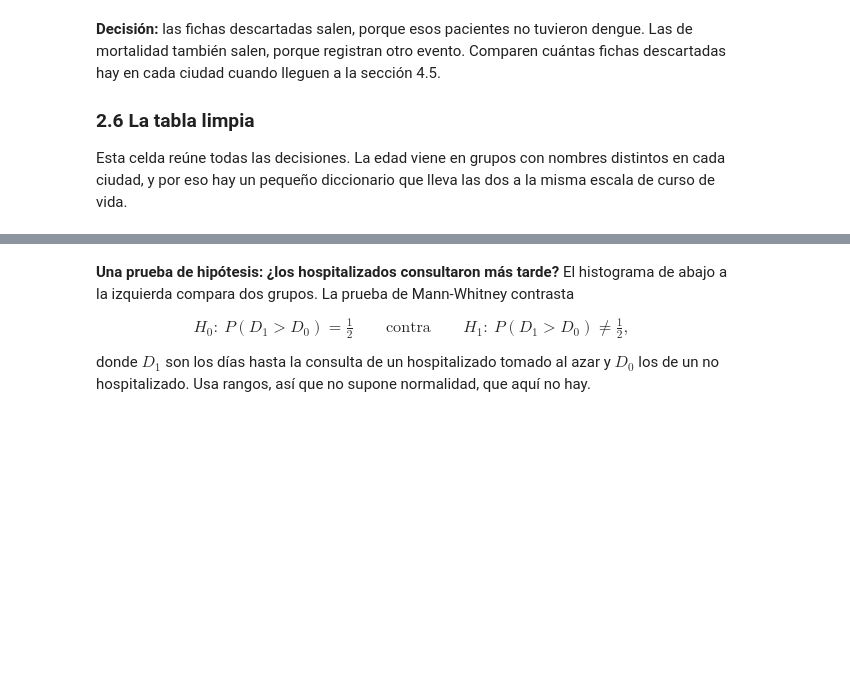
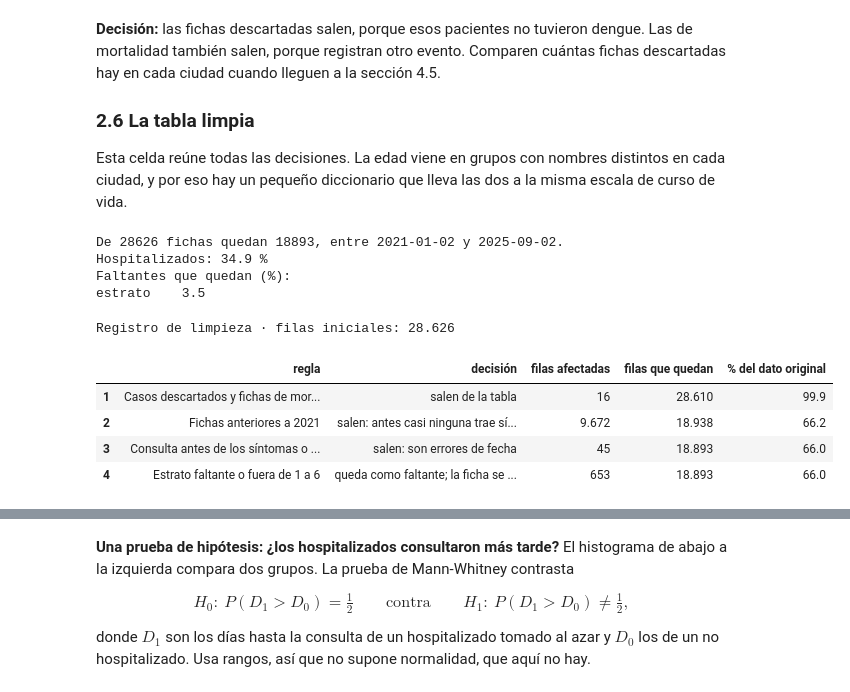
Before and after one commit to cmorregof/taller-cd-ml-2026-2, a Jupyter notebook: clases/02_limpieza/02b_dengue.ipynb, the cells around one changed output, grey strips where cells are left out. Cells and saved outputs as stored; diff of their text form; code cells hidden in the pictures; blank space fills up the shorter version.

```diff
--- a/clases/02_limpieza/02b_dengue.ipynb
+++ b/clases/02_limpieza/02b_dengue.ipynb
@@ -198,36 +307,47 @@ limpio = pd.DataFrame(index=crudo.index)
 limpio["fecha"] = notificacion
 limpio["hospitalizado"] = (codigo("pac_hos_") == 1).astype(int)
 limpio["mujer"] = (texto("sexo_") == "F").astype(float)
 limpio["curso_de_vida"] = texto(COLUMNA_EDAD[CIUDAD]).map(CURSO_DE_VIDA)
 limpio["estrato"] = estrato.where(estrato.between(1, 6))
 limpio["subsidiado"] = (texto("tip_ss_").str[0] == "S").astype(float)       # la primera letra sirve para los dos sistemas: S y SUBSIDIADO
-limpio["dias_hasta_consulta"] = (consulta - ____).dt.days            # HUECO 4: la fecha que se resta para saber cuánto esperó el paciente
+limpio["dias_hasta_consulta"] = (consulta - sintomas).dt.days            # HUECO 4: la fecha que se resta para saber cuánto esperó el paciente
 for columna in SINTOMAS + ALARMA:
     limpio[columna] = (codigo(columna) == 1).astype(float)
 limpio["signos_de_alarma"] = limpio[ALARMA].sum(axis=1)                     # cuántos signos de alarma marca cada ficha
 
 # Dos columnas que NO entran al modelo. Se guardan para la sección 3.5.
 limpio["conducta"] = codigo("conducta").fillna(texto("conducta").map(CONDUCTA))
 limpio["clasfinal"] = codigo("clasfinal").fillna(texto("clasfinal").map(CLASIFICACION))
 
 antes = len(limpio)
-es_caso = (codigo("ajuste_") != ____) & (codigo("cod_eve") != 580)           # HUECO 5: el código de ajuste que marca un caso descartado
-limpio = limpio[es_caso & (limpio["fecha"].dt.year >= ____)]            # HUECO 6: el parámetro que fija el primer año
+es_caso = (codigo("ajuste_") != 6) & (codigo("cod_eve") != 580)           # HUECO 5: el código de ajuste que marca un caso descartado
+limpio = limpio[es_caso & (limpio["fecha"].dt.year >= DESDE)]            # HUECO 6: el parámetro que fija el primer año
 limpio = limpio[limpio["dias_hasta_consulta"].between(0, 30) | limpio["dias_hasta_consulta"].isna()]
 limpio = limpio.sort_values("fecha").reset_index(drop=True)
 
 y = limpio["hospitalizado"]
 print(f"De {antes} fichas quedan {len(limpio)}, entre {limpio['fecha'].min().date()} y {limpio['fecha'].max().date()}.")
 print(f"Hospitalizados: {y.mean() * 100:.1f} %")
 print("Faltantes que quedan (%):"); print((limpio.isna().mean() * 100).round(1)[lambda s: s > 0].to_string())
 
 registro = RegistroDeLimpieza(antes)
 n_caso = int(es_caso.sum()); n_desde = int((es_caso & (notificacion.dt.year >= DESDE)).sum())
 registro.anotar("Casos descartados y fichas de mortalidad", "salen de la tabla", antes - n_caso, n_caso)
 registro.anotar(f"Fichas anteriores a {DESDE}", "salen: antes casi ninguna trae síntomas", n_caso - n_desde, n_desde)
 registro.anotar("Consulta antes de los síntomas o más de un mes después", "salen: son errores de fecha", n_desde - len(limpio), len(limpio))
 registro.anotar("Estrato faltante o fuera de 1 a 6", "queda como faltante; la ficha se queda", int(limpio["estrato"].isna().sum()))
 display(registro.tabla())
+# %% [output]
+De 28626 fichas quedan 18893, entre 2021-01-02 y 2025-09-02.
+Hospitalizados: 34.9 %
+Faltantes que quedan (%):
+estrato    3.5
+Registro de limpieza · filas iniciales: 28.626
+|  | regla | decisión | filas afectadas | filas que quedan | % del dato original |
+| 1 | Casos descartados y fichas de mor... | salen de la tabla | 16 | 28.610 | 99.9 |
+| 2 | Fichas anteriores a 2021 | salen: antes casi ninguna trae sí... | 9.672 | 18.938 | 66.2 |
+| 3 | Consulta antes de los síntomas o ... | salen: son errores de fecha | 45 | 18.893 | 66.0 |
+| 4 | Estrato faltante o fuera de 1 a 6 | queda como faltante; la ficha se ... | 653 | 18.893 | 66.0 |
 # %% [markdown]
 Comparen con su primera apuesta. Dos notas sobre la celda.
 
```
Also changed, not shown: parts of 26 cells of this notebook.
